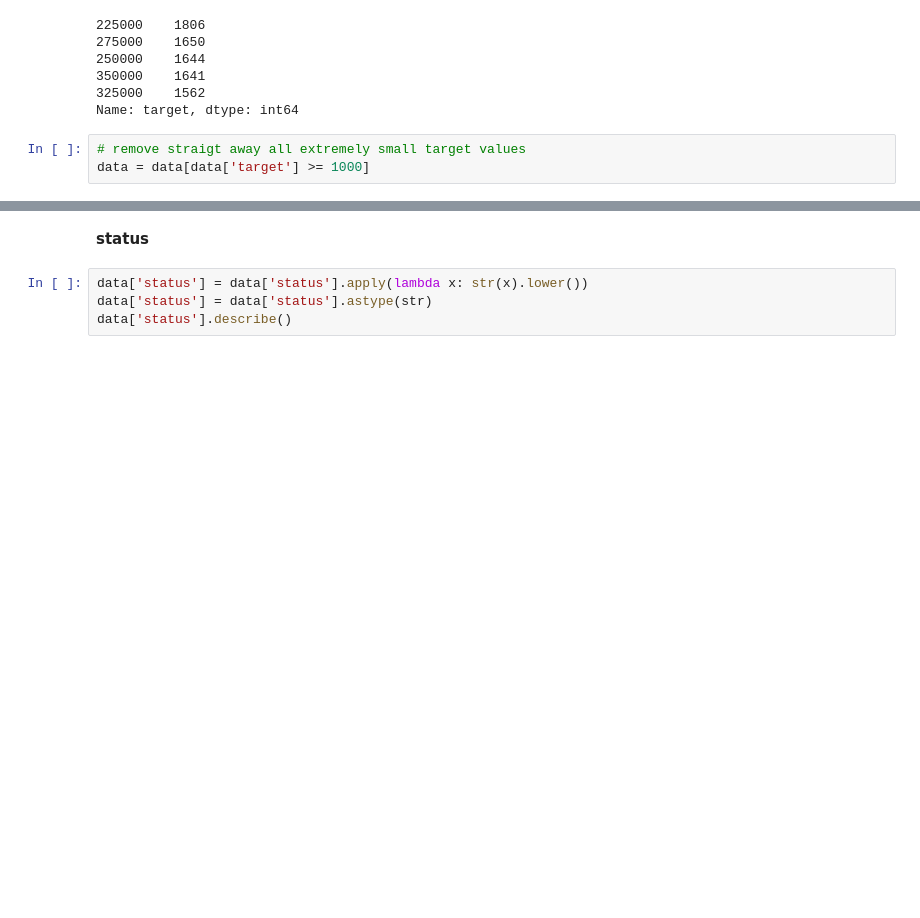
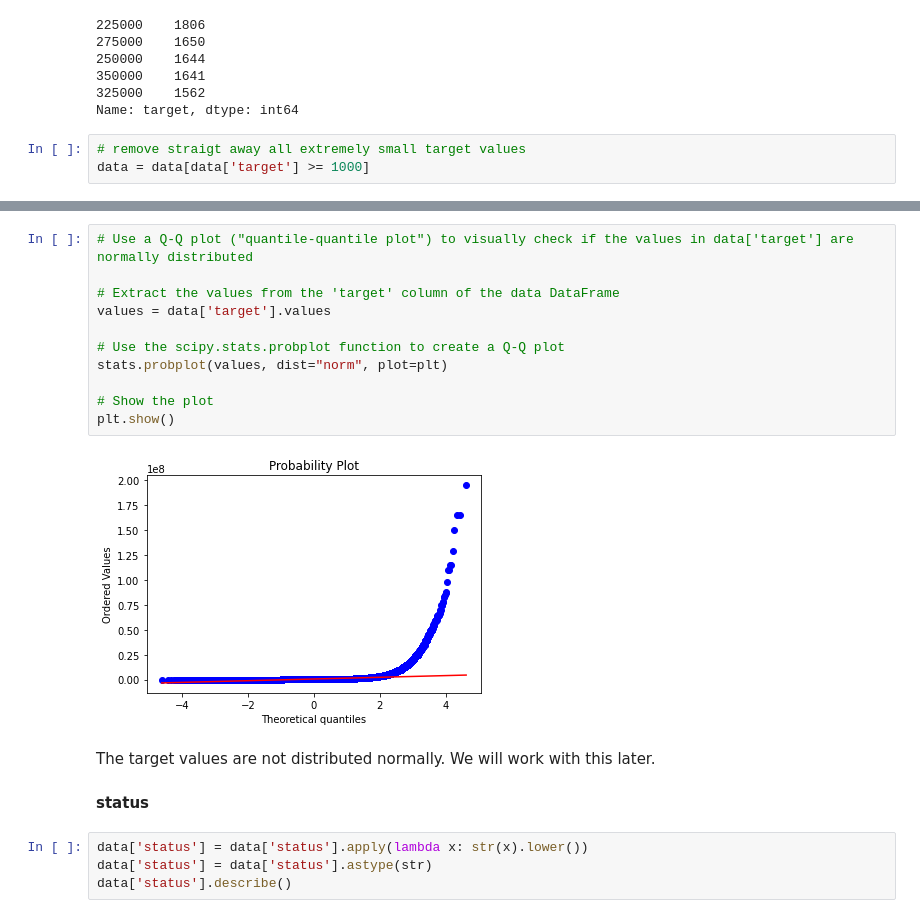
Before and after one commit to Mike-Kulikov/data_science_projects, a Jupyter notebook: Project 7. Property Price Prediction/Property Price Prediction - Final Project - Mike Kulikov.ipynb, the cells around one changed output, grey strips where cells are left out. Saved outputs shown, nothing was run; the diff lists cells and outputs as text; blank space fills up the shorter version.

```diff
--- a/Project 7. Property Price Prediction/Property Price Prediction - Final Project - Mike Kulikov.ipynb
+++ b/Project 7. Property Price Prediction/Property Price Prediction - Final Project - Mike Kulikov.ipynb
@@ -191,3 +205,18 @@ data = data[data['target'] >= 1000]
+# %%
+# Use a Q-Q plot ("quantile-quantile plot") to visually check if the values in data['target'] are normally distributed
+
+# Extract the values from the 'target' column of the data DataFrame
+values = data['target'].values
+
+# Use the scipy.stats.probplot function to create a Q-Q plot
+stats.probplot(values, dist="norm", plot=plt)
+
+# Show the plot
+plt.show()
+# %% [output]
+[figure, added]
+# %% [markdown]
+The target values are not distributed normally. We will work with this later.
 # %% [markdown]
 **status**
 # %%
```
Also changed, not shown: parts of 42 cells of this notebook.
